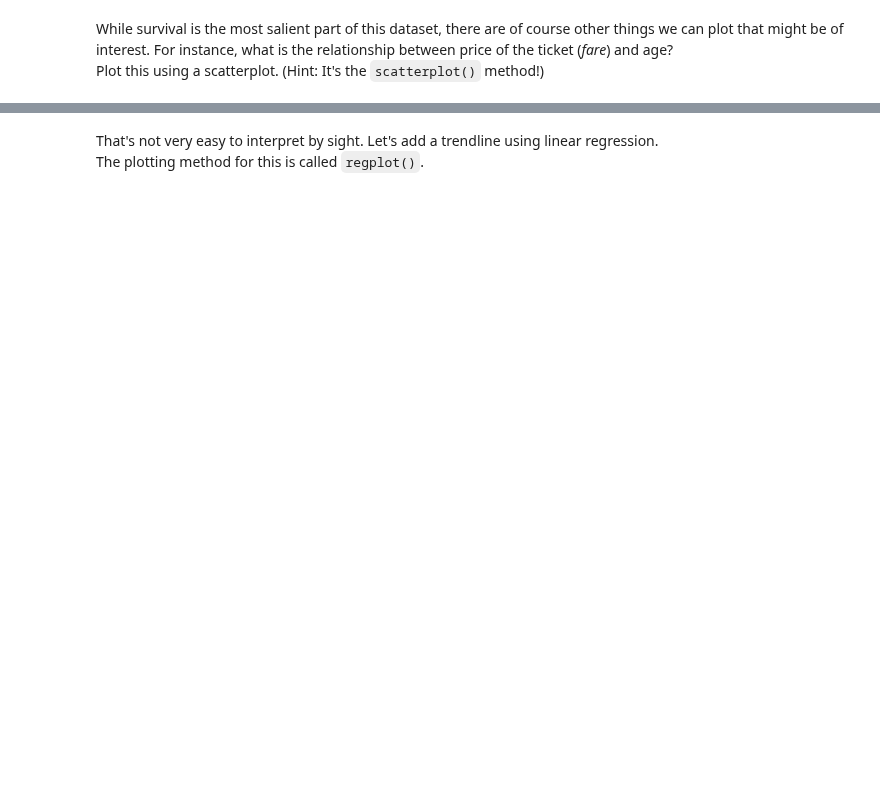
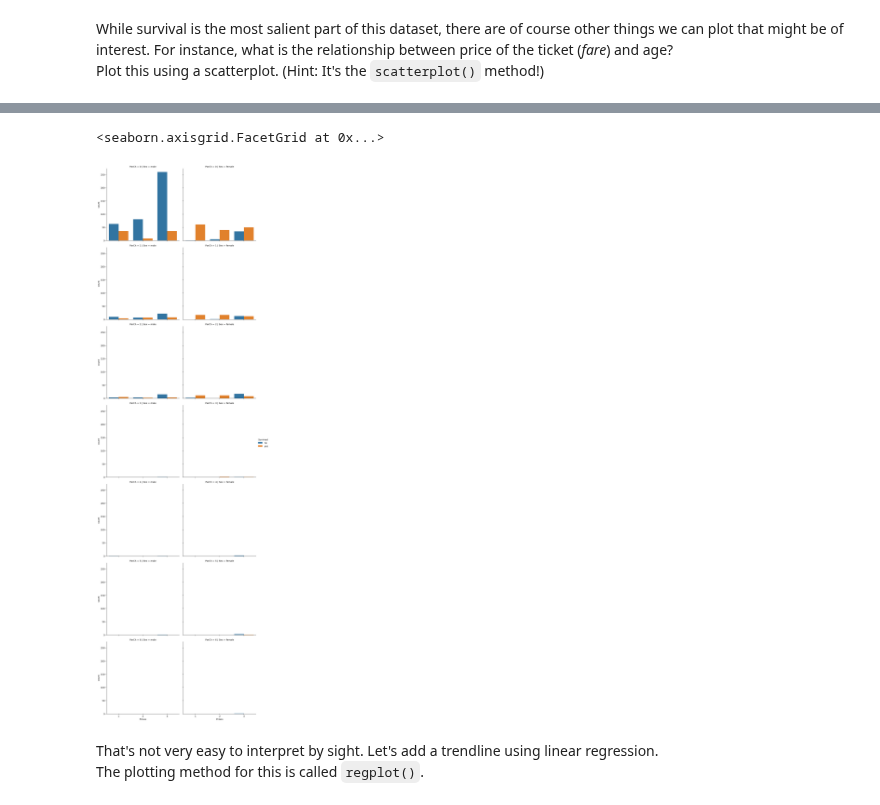
Before and after one commit to mpi-python/mpi-python-intro, a Jupyter notebook: Session4/Session4.ipynb, the cells around one changed output, grey strips where cells are left out. Drawn from its saved outputs; the diff is of its cells as text; code cells hidden in the pictures; blank space fills up the shorter version.

```diff
--- a/Session4/Session4.ipynb
+++ b/Session4/Session4.ipynb
@@ -257,3 +469,9 @@ Plot this using a scatterplot. (Hint: It's the `scatterplot()` method!)
+# %%
+# plot age by ticket price by sex here
+sns.catplot(x='Pclass', hue = 'Survived', col = 'Sex', data = titanic, kind = 'count', row = 'ParCh')
+# %% [output]
+<seaborn.axisgrid.FacetGrid at 0x...>
+[figure, added]
 # %% [markdown]
 That's not very easy to interpret by sight. Let's add a trendline using linear regression.
 The plotting method for this is called `regplot()`.
```
Also changed, not shown: parts of 32 cells of this notebook, 1 other file.
